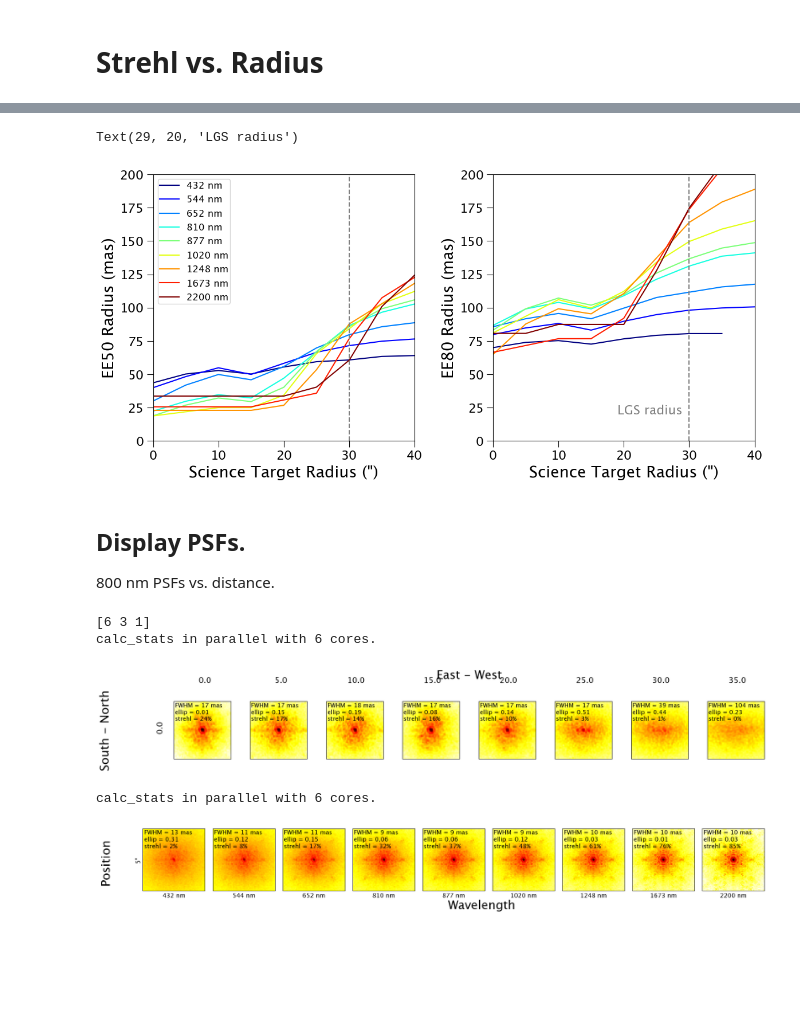
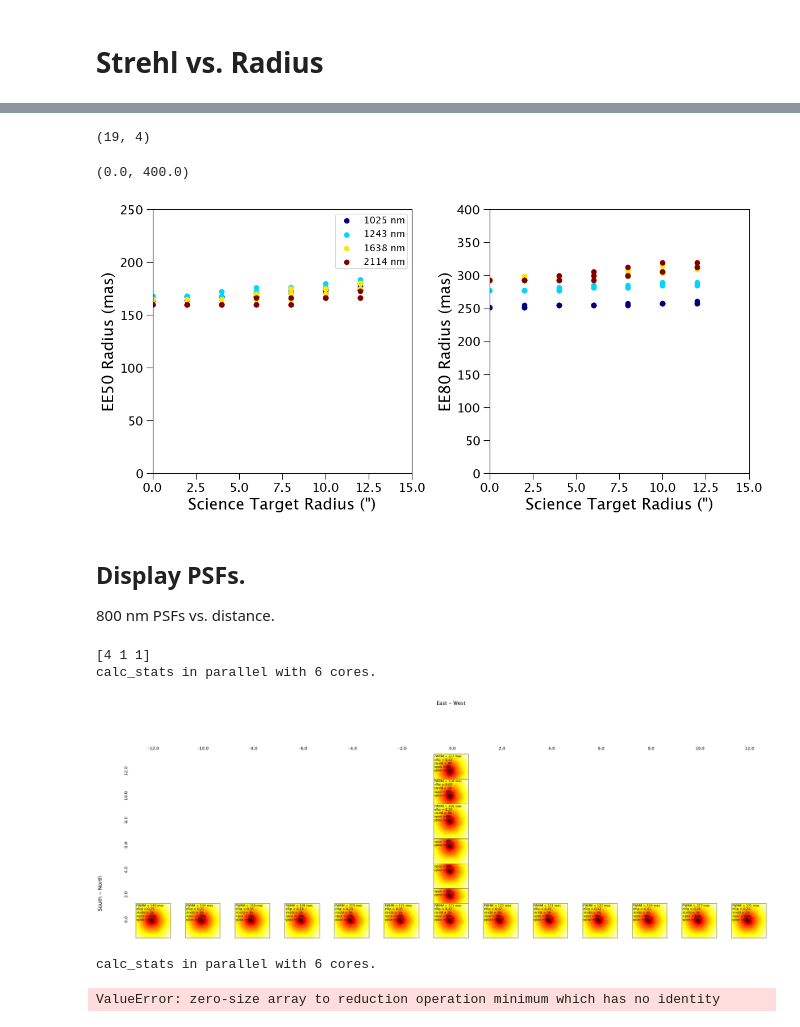
Before and after one commit to MovingUniverseLab/keck_maos, a Jupyter notebook: kapa/results.ipynb, the cells around one changed output, grey strips where cells are left out. Saved outputs shown, nothing was run; the diff lists cells and outputs as text; code cells hidden in the pictures; blank space fills up the shorter version.

```diff
--- a/kapa/results.ipynb
+++ b/kapa/results.ipynb
@@ -8,11 +8,11 @@ import numpy as np
 from paarti.utils import maos_utils
 from paarti import psfs, psf_plots
 
-psf_x = [0, 5, 10, 15, 20, 25, 30, 35]  # arcsec
-psf_y = [0, 0,  0,  0,  0,  0,  0,  0,  0,  0]  # arcsec
-psf_wvl = [432, 544, 652, 810, 877, 1020, 1248, 1673, 2200]
+# psf_x = [0, 5, 10, 15, 20, 25, 30, 35]  # arcsec
+# psf_y = [0, 0,  0,  0,  0,  0,  0,  0,  0,  0]  # arcsec
+# psf_wvl = [432, 544, 652, 810, 877, 1020, 1248, 1673, 2200]
 
-directory = 'A_keck_kapa_grid/'
+directory = '/g/lu/data/kapa/2026mar04/maos/i260304_a021002.fits/A_keck_kapa_compare_sky_4lgs_template_seed1/'
 seed = 1
 
 %matplotlib inline
@@ -84,5 +121,9 @@ Text(31, 0.2, 'LGS radius')
+# %%
+r_ee80.shape
+# %% [output]
+(19, 4)
 # %%
-n_wvl = x.shape[1]
+n_wvl = r.shape[1]
 colors = plt.cm.jet(np.linspace(0,1,n_wvl))
 
 fig, axs = plt.subplots(1, 2, figsize=(14, 6))
@@ -90,24 +131,24 @@ fig.subplots_adjust(wspace=0.3)
 
 for ww in range(n_wvl):
     label = f'{w[0, ww]*1e3:3.0f} nm'
-    axs[0].plot(x[:, ww], r_ee50[:, ww], color=colors[ww], label=label)
-    axs[1].plot(x[:, ww], r_ee80[:, ww], color=colors[ww])
+    axs[0].scatter(r[:, ww], r_ee50[:, ww], color=colors[ww], label=label)
+    axs[1].scatter(r[:, ww], r_ee80[:, ww], color=colors[ww])
 
 axs[0].legend(fontsize=12)
 axs[0].set_xlabel('Science Target Radius (")')
 axs[1].set_xlabel('Science Target Radius (")')
 axs[0].set_ylabel('EE50 Radius (mas)')
 axs[1].set_ylabel('EE80 Radius (mas)')
-axs[0].axvline(30, linestyle='--', color='grey')
-axs[1].axvline(30, linestyle='--', color='grey')
-axs[0].set_xlim(0, 40)
-axs[0].set_ylim(0, 200)
-axs[1].set_xlim(0, 40)
-axs[1].set_ylim(0, 200)
-axs[1].text(29, 20, 'LGS radius', color='grey', ha='right')
+# axs[0].axvline(30, linestyle='--', color='grey')
+# axs[1].axvline(30, linestyle='--', color='grey')
+axs[0].set_xlim(0, 15)
+axs[0].set_ylim(0, 250)
+axs[1].set_xlim(0, 15)
+axs[1].set_ylim(0, 400)
+# axs[1].text(29, 20, 'LGS radius', color='grey', ha='right')
 # %% [output]
-Text(29, 20, 'LGS radius')
+(0.0, 400.0)
-[figure, old version]
+[figure, new version]
 # %% [markdown]
 ## Display PSFs.
 
@@ -134,20 +175,20 @@ psf_stack = psfs.MAOS_PSF_stack(directory=directory, seed=seed, bandpass=2,
                                LGSpos=LGSpos, NGSpos=NGSpos, isgrid=False)
 psf_stack.calc_metrics(parallel=True, cut_radius=30)
 # %% [output]
-[6 3 1]
+[4 1 1]
 calc_stats in parallel with 6 cores.
 # %%
 import copy
 psf_stack_35 = copy.deepcopy(psf_stack)
 
 idx = np.where(psf_stack_35.pos[:, 0] <= 35)[0]
 psf_stack_35.psfs = psf_stack_35.psfs[idx]
 psf_stack_35.pos = psf_stack_35.pos[idx]
 
 
-psf_plots.plot_psf_stack(psf_stack_35, zoom=0.2, box_scale=5, figsize_max=20)
+psf_plots.plot_psf_stack(psf_stack_35, zoom=None, box_scale=1.4, figsize_max=40)
 # %% [output]
-[figure, old version]
+[figure, new version]
 # %%
 psf_stack_all_wvl = psfs.MAOS_PSF_all_bands_stack(directory=directory, seed=seed,
                                                   LGSpos=LGSpos, NGSpos=NGSpos, isgrid=False)
@@ -157,7 +198,7 @@ calc_stats in parallel with 6 cores.
 # %%
 psf_plots.plot_psf_stack_xpos_all_wave(psf_stack_all_wvl, 5., zoom=0.2, figsize_max=20, box_scale=1.8)
 # %% [output]
-[figure, removed]
+ValueError: zero-size array to reduction operation minimum which has no identity
 # %%
 psf_stack_all_wvl.metrics
 # %% [output]
```
Also changed, not shown: parts of 8 cells of this notebook, 2 other files.
